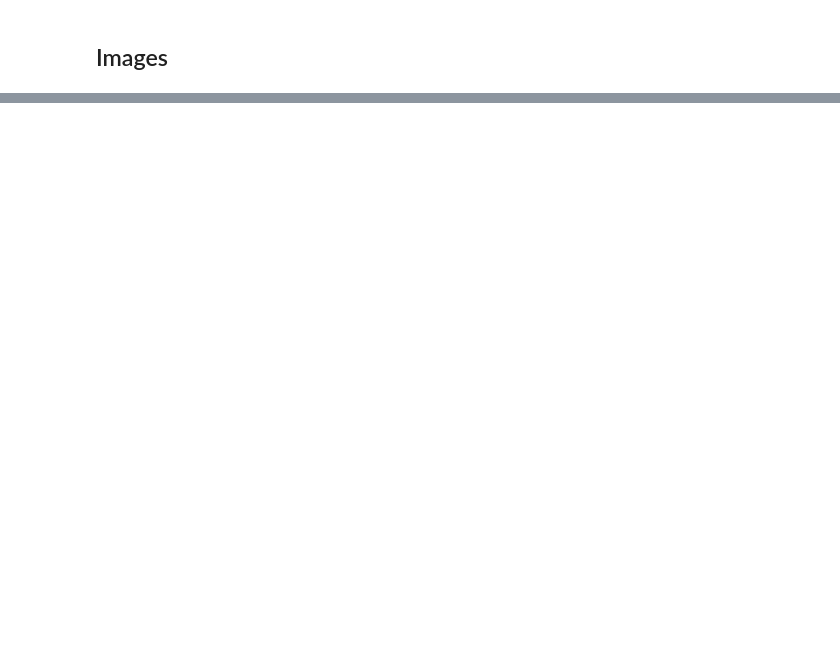
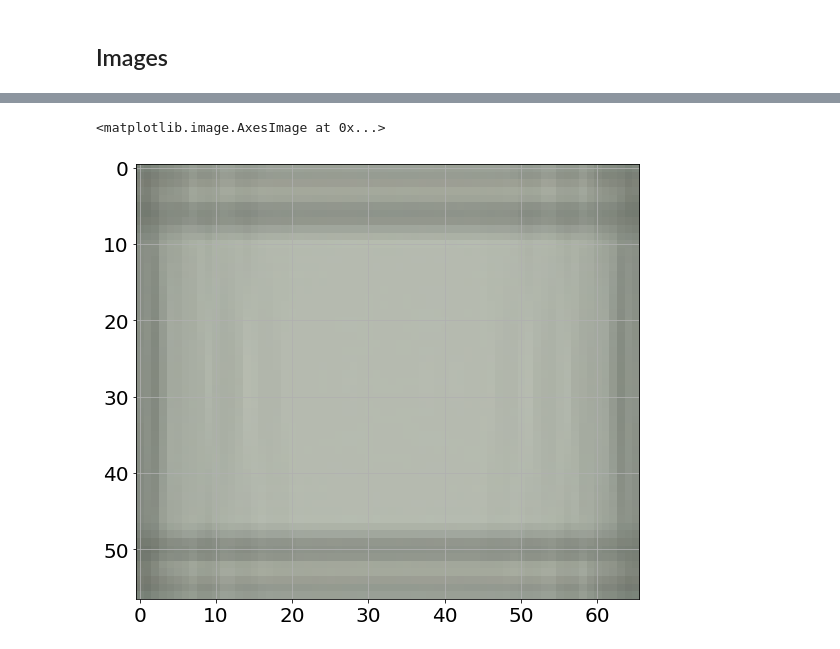
Before and after one commit to bblais/AI-and-Robotics-Fall-2022-Class-Notebooks, a Jupyter notebook: Sprint #4 - Images, Classification, and Neural Networks/2022-11-11 - Classification.ipynb, the cells around one changed output, grey strips where cells are left out. Saved outputs shown, nothing was run; the diff lists cells and outputs as text; code cells hidden in the pictures; blank space fills up the shorter version.

```diff
--- a/Sprint #4 - Images, Classification, and Neural Networks/2022-11-11 - Classification.ipynb
+++ b/Sprint #4 - Images, Classification, and Neural Networks/2022-11-11 - Classification.ipynb
@@ -61,2 +56,4 @@ On Test Set: 96.66666666666667
 # %% [markdown]
 ## Images
+# %%
+images=image.load_images('images/all_pieces/')
@@ -62,0 +133,8 @@ On Test Set: 96.66666666666667
+# %%
+mean1=C.means[1,:]
+im1=mean1.reshape((57,66,4))
+im1=im1/im1.max()
+imshow(im1)
+# %% [output]
+<matplotlib.image.AxesImage at 0x...>
+[figure, added]
```
Also changed, not shown: parts of 19 cells of this notebook, 7 other files.
